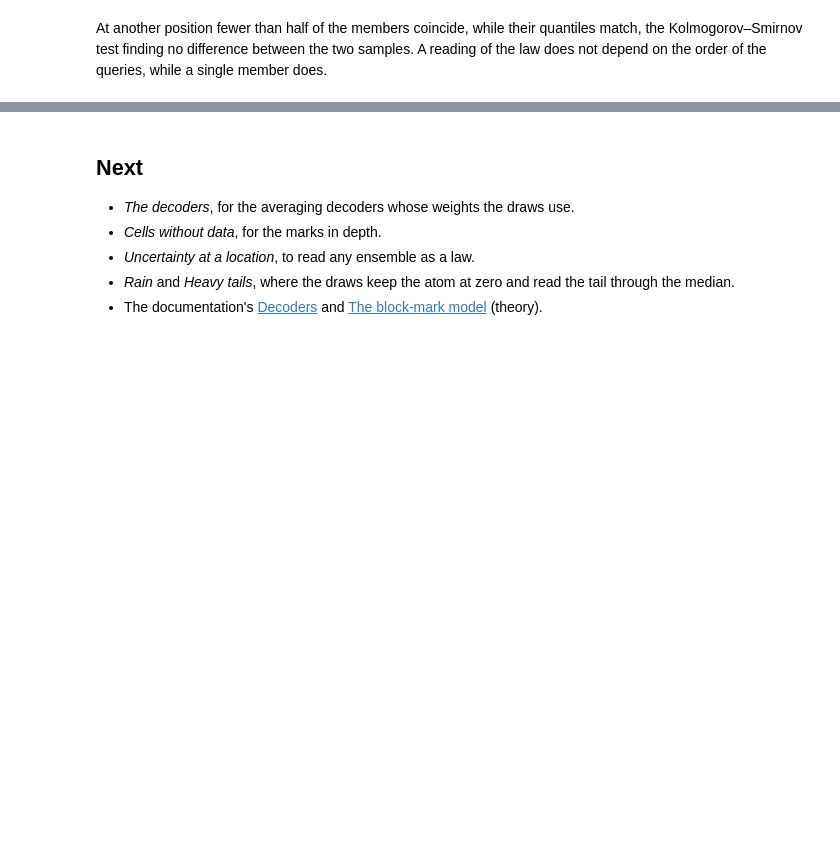
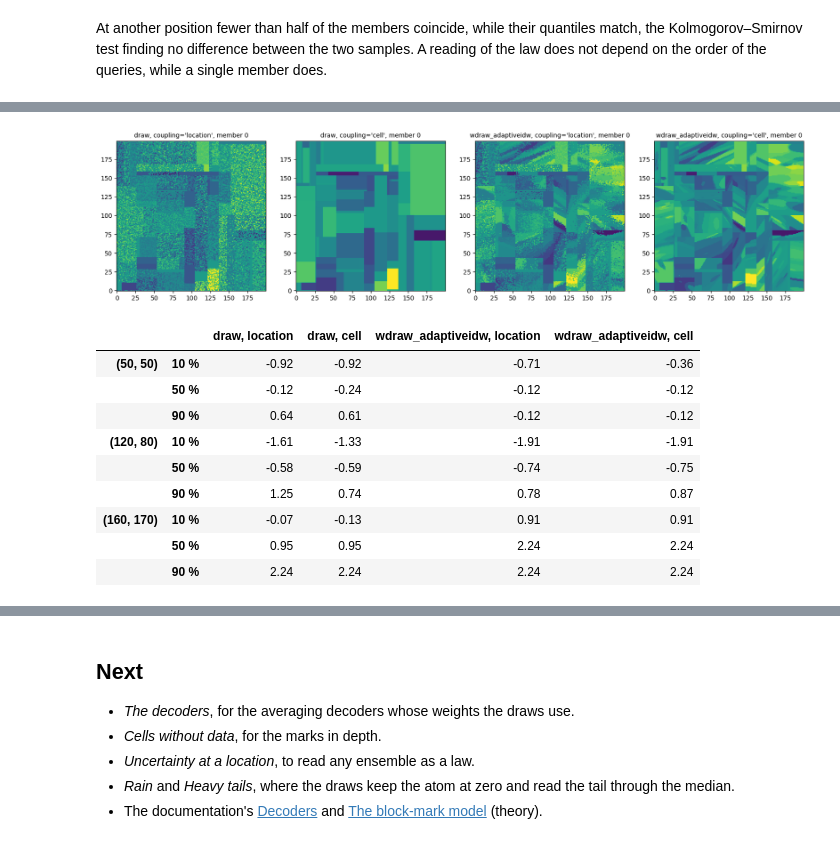
Before and after one commit to alges/spatialize-examples, a Jupyter notebook: examples/04_uncertainty/10_probabilistic_decoders.ipynb, the cells around one changed output, grey strips where cells are left out. Drawn from its saved outputs; the diff is of its cells as text; code cells hidden in the pictures; blank space fills up the shorter version.

```diff
--- a/examples/04_uncertainty/10_probabilistic_decoders.ipynb
+++ b/examples/04_uncertainty/10_probabilistic_decoders.ipynb
@@ -245,0 +256,28 @@ depend on the order of the queries, while a single member does.
+# %%
+coupled = {}
+for name in ("draw", "wdraw_adaptiveidw"):
+    for coupling in ("location", "cell"):
+        coupled[name, coupling] = esi_griddata(points, values, xi, local_interpolator=name, n_partitions=200,
+                                               alpha=alpha, seed=0, coupling=coupling).esi_samples()
+fig, axes = plt.subplots(1, 4, figsize=(20, 4.6))
+for ax, ((name, coupling), members) in zip(axes, coupled.items()):
+    ax.imshow(members[..., 0].T, origin="lower", cmap="viridis", vmin=-2.5, vmax=2.5)
+    ax.set_title(f"{name}, coupling={coupling!r}, member 0", fontsize=10)
+plt.show()
+
+spots_ij = [(50, 50), (120, 80), (160, 170)]
+pd.DataFrame({f"{name}, {coupling}": np.concatenate([np.percentile(members[i, j], [10, 50, 90]) for i, j in spots_ij])
+              for (name, coupling), members in coupled.items()},
+             index=pd.MultiIndex.from_product([[str(s) for s in spots_ij], ["10 %", "50 %", "90 %"]])).round(2)
+# %% [output]
+[figure, added]
+|  |  | draw, location | draw, cell | wdraw_adaptiveidw, location | wdraw_adaptiveidw, cell |
+| (50, 50) | 10 % | -0.92 | -0.92 | -0.71 | -0.36 |
+|  | 50 % | -0.12 | -0.24 | -0.12 | -0.12 |
+|  | 90 % | 0.64 | 0.61 | -0.12 | -0.12 |
+| (120, 80) | 10 % | -1.61 | -1.33 | -1.91 | -1.91 |
+|  | 50 % | -0.58 | -0.59 | -0.74 | -0.75 |
+|  | 90 % | 1.25 | 0.74 | 0.78 | 0.87 |
+| (160, 170) | 10 % | -0.07 | -0.13 | 0.91 | 0.91 |
+|  | 50 % | 0.95 | 0.95 | 2.24 | 2.24 |
+|  | 90 % | 2.24 | 2.24 | 2.24 | 2.24 |
```
Also changed, not shown: parts of 9 cells of this notebook, 2 other files.
